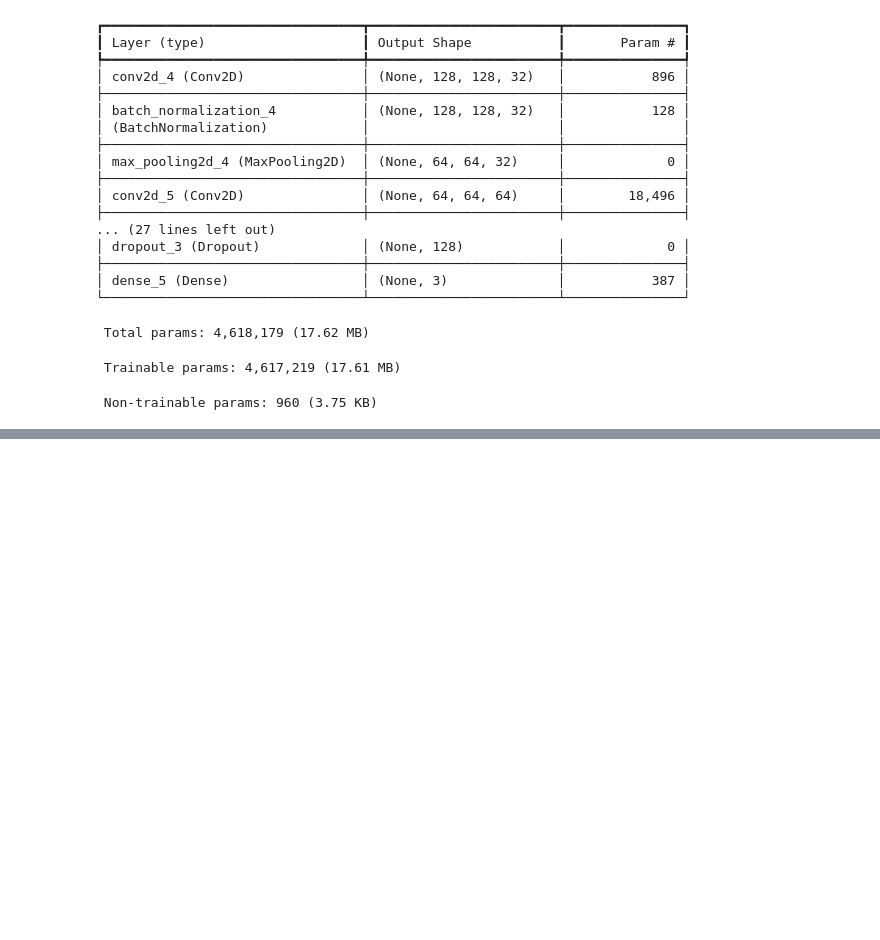
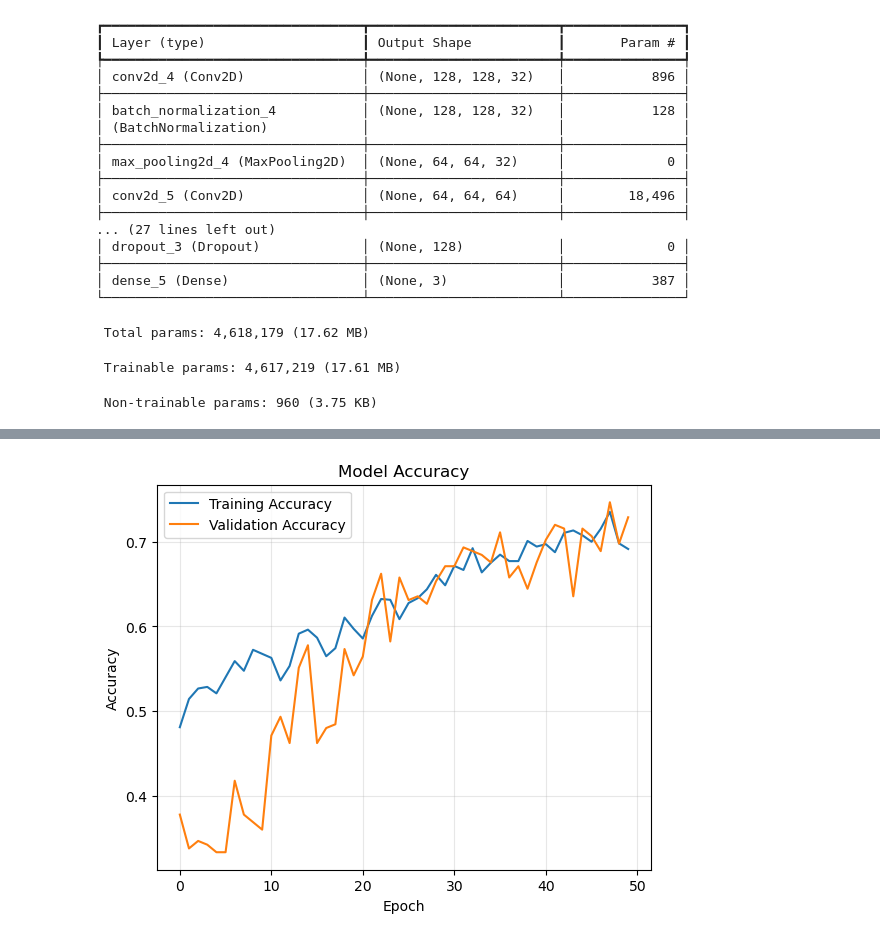
Before and after one commit to giorgiBerika/animal_classifier, a Jupyter notebook: PetImages/scripts/main.ipynb, the cells around one changed output, grey strips where cells are left out. Drawn from its saved outputs; the diff is of its cells as text; code cells hidden in the pictures; blank space fills up the shorter version.

Commit message:
Training the model

```diff
--- a/PetImages/scripts/main.ipynb
+++ b/PetImages/scripts/main.ipynb
@@ -158,0 +184,17 @@ Model: "sequential_1"
+# %%
+# Training
+
+start_time = datetime.now()
+
+history = model.fit(
+    train_generator,
+    epochs=EPOCHS,
+    validation_data=val_generator,
+    callbacks=callbacks,
+    verbose=1
+)
+
+end_time = datetime.now()
+training_duration = end_time - start_time
+
+print(f"Training done in {training_duration} ")
@@ -158,0 +261,13 @@ Model: "sequential_1"
+# %%
+plt.figure(figsize=(14, 5))
+
+plt.subplot(1, 2, 1)
+plt.plot(history.history['accuracy'], label='Training Accuracy')
+plt.plot(history.history['val_accuracy'], label='Validation Accuracy')
+plt.xlabel('Epoch')
+plt.ylabel('Accuracy')
+plt.title('Model Accuracy')
+plt.legend()
+plt.grid(True, alpha=0.3)
+# %% [output]
+[figure, added]
```
Also changed, not shown: parts of 5 cells of this notebook, 3 other files.
